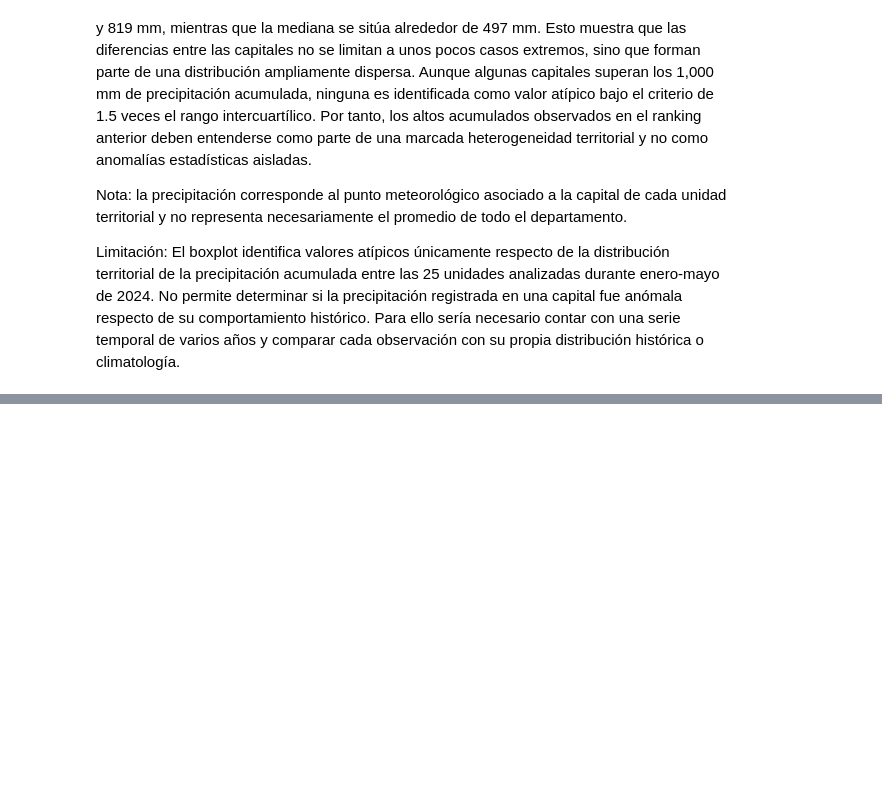
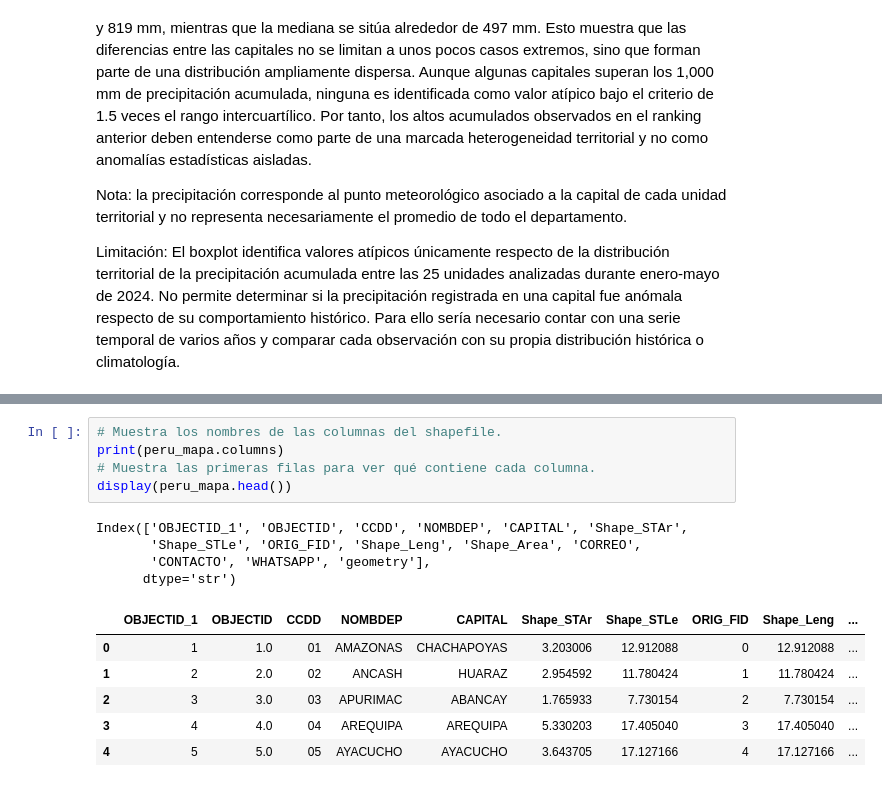
Before and after one commit to diegosimemirror/Grupo-3-Python-PUCP, a Jupyter notebook: assignment_3/visualizacion.ipynb, the cells around one changed output, grey strips where cells are left out. Cells and saved outputs as stored; diff of their text form; blank space fills up the shorter version.

```diff
--- a/assignment_3/visualizacion.ipynb
+++ b/assignment_3/visualizacion.ipynb
@@ -953,0 +1043,16 @@ Limitación: El boxplot identifica valores atípicos únicamente respecto de la
+# %%
+# Muestra los nombres de las columnas del shapefile.
+print(peru_mapa.columns)
+# Muestra las primeras filas para ver qué contiene cada columna.
+display(peru_mapa.head())
+# %% [output]
+Index(['OBJECTID_1', 'OBJECTID', 'CCDD', 'NOMBDEP', 'CAPITAL', 'Shape_STAr',
+       'Shape_STLe', 'ORIG_FID', 'Shape_Leng', 'Shape_Area', 'CORREO',
+       'CONTACTO', 'WHATSAPP', 'geometry'],
+      dtype='str')
+|  | OBJECTID_1 | OBJECTID | CCDD | NOMBDEP | CAPITAL | Shape_STAr | Shape_STLe | ORIG_FID | Shape_Leng | ... |
+| 0 | 1 | 1.0 | 01 | AMAZONAS | CHACHAPOYAS | 3.203006 | 12.912088 | 0 | 12.912088 | ... |
+| 1 | 2 | 2.0 | 02 | ANCASH | HUARAZ | 2.954592 | 11.780424 | 1 | 11.780424 | ... |
+| 2 | 3 | 3.0 | 03 | APURIMAC | ABANCAY | 1.765933 | 7.730154 | 2 | 7.730154 | ... |
+| 3 | 4 | 4.0 | 04 | AREQUIPA | AREQUIPA | 5.330203 | 17.405040 | 3 | 17.405040 | ... |
+| 4 | 5 | 5.0 | 05 | AYACUCHO | AYACUCHO | 3.643705 | 17.127166 | 4 | 17.127166 | ... |
```
Also changed, not shown: parts of 11 cells of this notebook, 8 other files.
